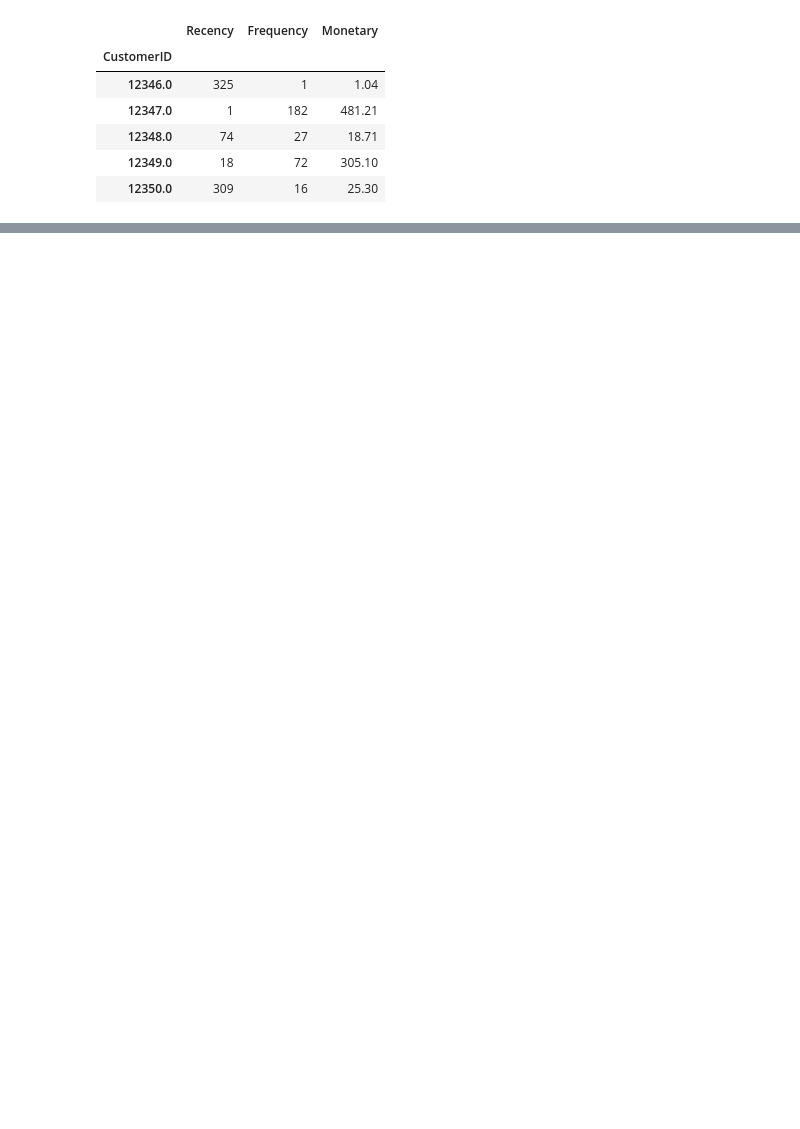
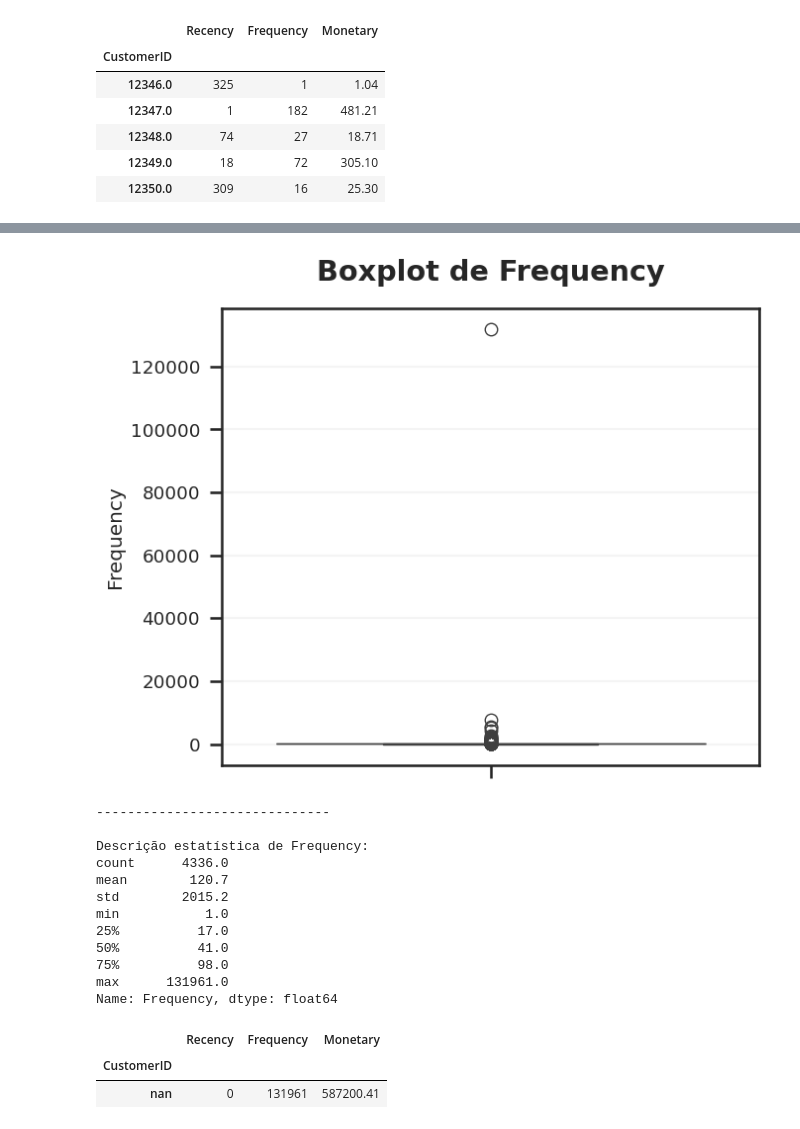
Before and after one commit to JoseVTavares/Ecommerce-RFV-Clustering, a Jupyter notebook: Customer_RFV_and_Clustering_Analysis.ipynb, the cells around one changed output, grey strips where cells are left out. Saved outputs shown, nothing was run; the diff lists cells and outputs as text; code cells hidden in the pictures; blank space fills up the shorter version.

```diff
--- a/Customer_RFV_and_Clustering_Analysis.ipynb
+++ b/Customer_RFV_and_Clustering_Analysis.ipynb
@@ -647,0 +727,39 @@ df_filtered_rfm.head()
+# %%
+# Agora faremos a análise da variável Frequency com um pequeno ajuste
+
+plt.figure(figsize=(7, 6))
+
+# Plota o boxplot para Frequency
+sns.boxplot(data=rfm_table['Frequency'], orient='v')
+plt.title('Boxplot de Frequency')
+plt.show()
+
+# Apresenta a descrição estatítica dos dados
+print('')
+print('-'*30)
+print('')
+print("Descrição estatística de Frequency:")
+print(rfm_table['Frequency'].describe().round(1))
+# %% [output]
+[figure, added]
+------------------------------
+
+Descrição estatística de Frequency:
+count      4336.0
+mean        120.7
+std        2015.2
+min           1.0
+25%          17.0
+50%          41.0
+75%          98.0
+max      131961.0
+Name: Frequency, dtype: float64
+# %%
+# Como pudemos notar, há um gigantesco outlier que atrapalha nossas análises.
+# Conseguimos puxar esse outlier e ver se devemos tratá-lo ou não
+
+rfm_table[rfm_table['Frequency']>40000]
+# %% [output]
+|  | Recency | Frequency | Monetary |
+| CustomerID |  |  |  |
+| nan | 0 | 131961 | 587200.41 |
```
Also changed, not shown: parts of 53 cells of this notebook.
